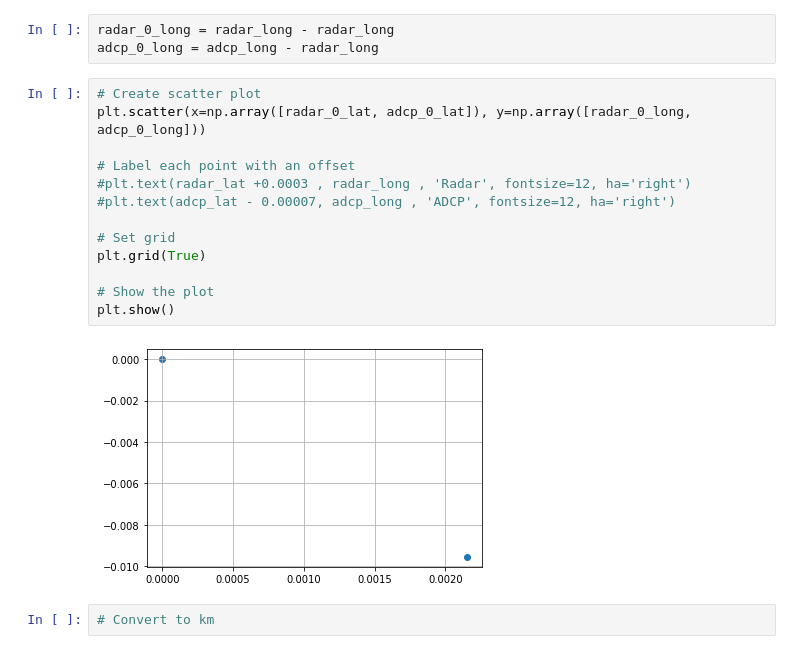
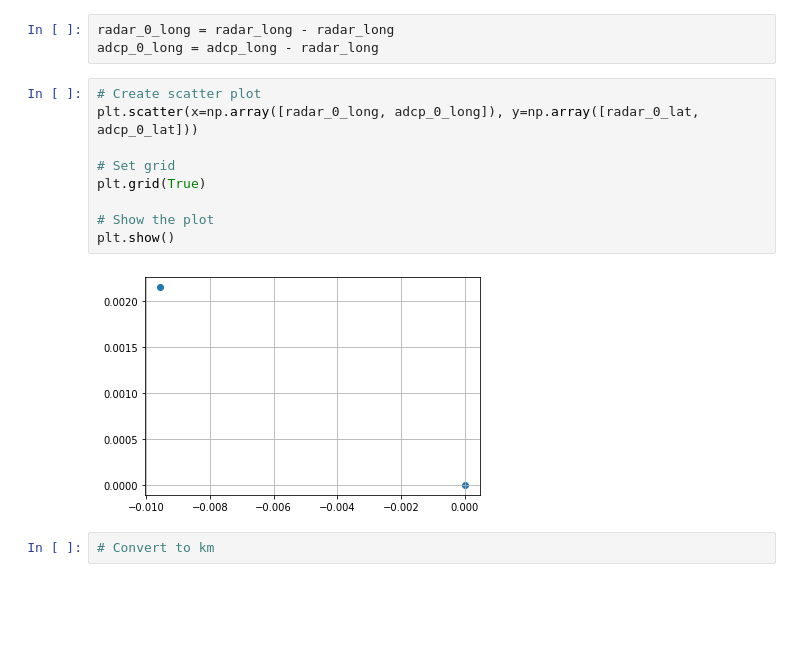
Before and after one commit to joeyanderson1/4th-Year-Thesis, a Jupyter notebook: ADCP Data.ipynb, the cells around one changed output. Cells and saved outputs as stored; diff of their text form; blank space fills up the shorter version.

```diff
--- a/ADCP Data.ipynb
+++ b/ADCP Data.ipynb
@@ -126,19 +124,15 @@ radar_0_long = radar_long - radar_long
 adcp_0_long = adcp_long - radar_long
 # %%
 # Create scatter plot
-plt.scatter(x=np.array([radar_0_lat, adcp_0_lat]), y=np.array([radar_0_long, adcp_0_long]))
-
-# Label each point with an offset
-#plt.text(radar_lat +0.0003 , radar_long , 'Radar', fontsize=12, ha='right')
-#plt.text(adcp_lat - 0.00007, adcp_long , 'ADCP', fontsize=12, ha='right')
+plt.scatter(x=np.array([radar_0_long, adcp_0_long]), y=np.array([radar_0_lat, adcp_0_lat]))
 
 # Set grid
 plt.grid(True)
 
 # Show the plot
 plt.show()
 # %% [output]
-[figure, old version]
+[figure, new version]
 # %%
 # Convert to km
 # %%
```
Also changed, not shown: parts of 8 cells of this notebook.
